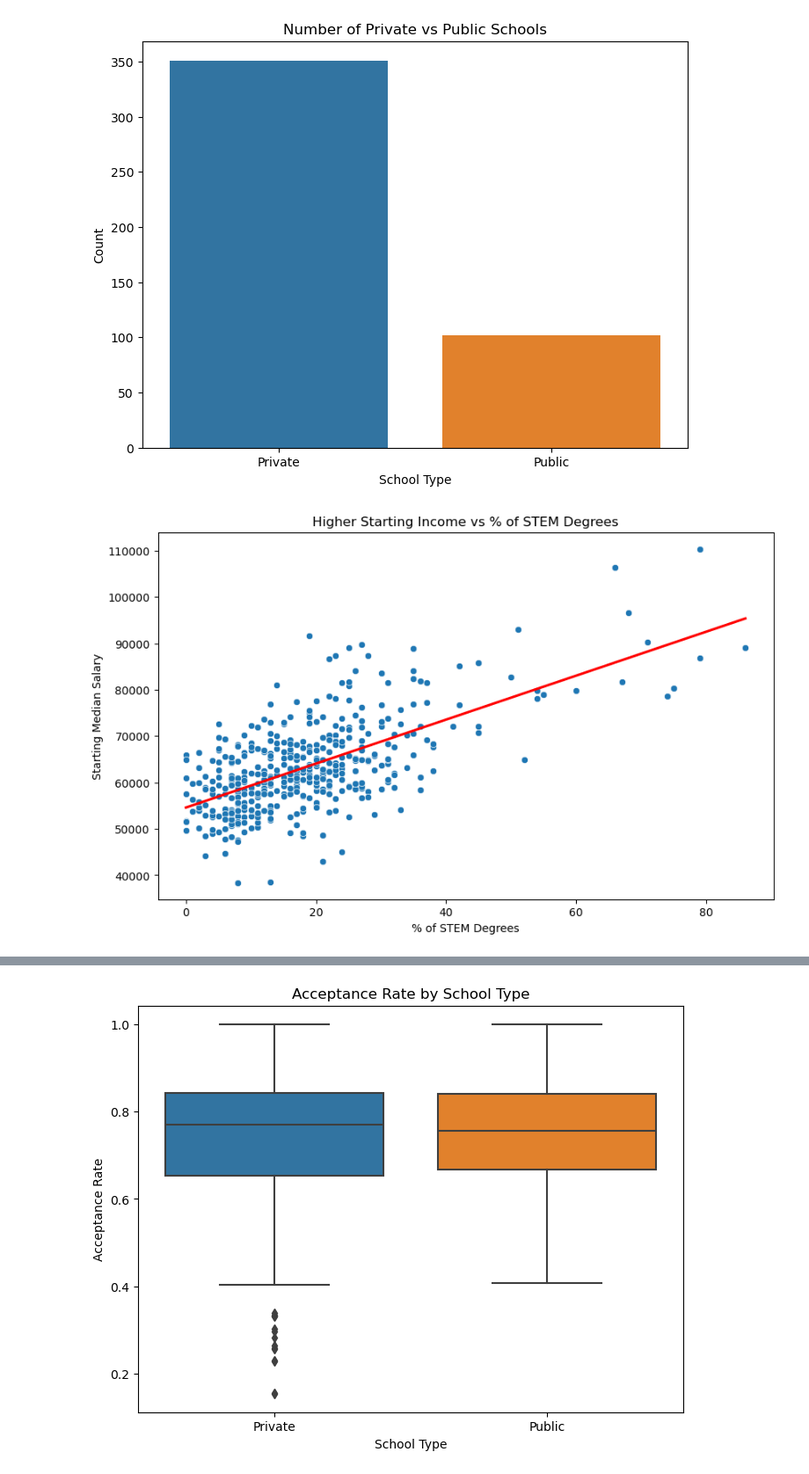
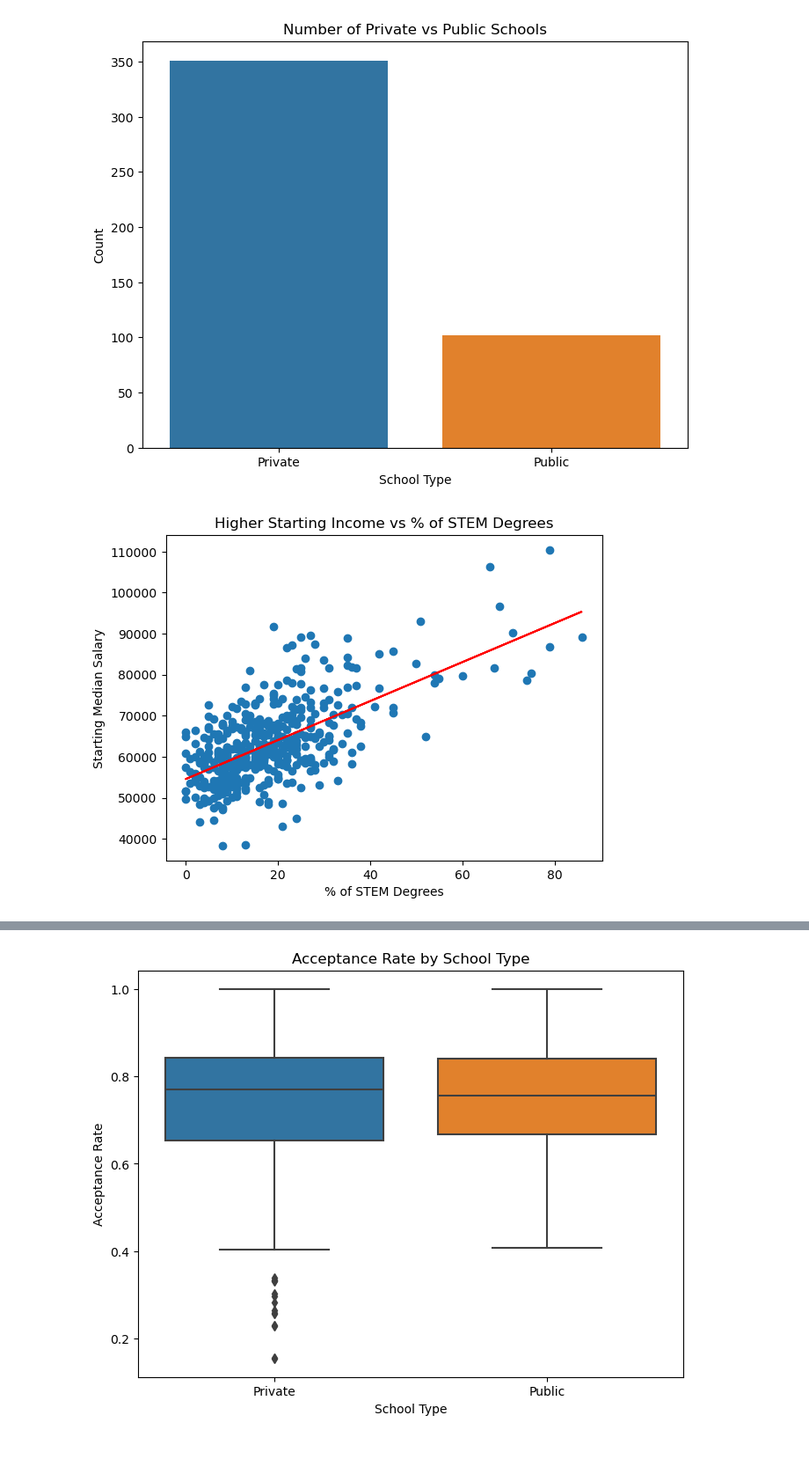
Before and after one commit to sWeeks99/Education_Trends_and_Opportunities, a Jupyter notebook: gulsens_analysis/gulsens_analysis.ipynb, the cells around one changed output, grey strips where cells are left out. Shown: that part at 88% size. Cells and saved outputs as stored; diff of their text form; code cells hidden in the pictures; blank space fills up the shorter version.

```diff
--- a/gulsens_analysis/gulsens_analysis.ipynb
+++ b/gulsens_analysis/gulsens_analysis.ipynb
@@ -152,14 +170,25 @@ plt.show()
 # %% [output]
 [figure]
 # %%
-# Scatter plot: Higher starting income vs % of Stem
-plt.figure(figsize=(10, 6))
-sns.scatterplot(x='% STEM Degrees', y='Early Career Pay', data=merged_data)
-sns.regplot(x='% STEM Degrees', y='Early Career Pay', data=merged_data, scatter=False, color='red', ci=None)
+
+
+
+
+plt.scatter(merged_data['% STEM Degrees'], merged_data['Early Career Pay'])
+
+
+(slope, intercept, r_value, p_value, std_err) = linregress(merged_data['% STEM Degrees'], merged_data['Early Career Pay'])
+regression_line = merged_data['% STEM Degrees'] * round(slope, 2) + round(intercept, 2)
+line = f'y = {round(slope, 2)}x + {round(intercept, 2)}'
+plt.plot(merged_data['% STEM Degrees'], regression_line, color='red')
+
+plt.annotate(line, (10000, 160000), color='red')
+
 plt.title('Higher Starting Income vs % of STEM Degrees')
 plt.xlabel('% of STEM Degrees')
 plt.ylabel('Starting Median Salary')
+plt.savefig('../data/%_stem_degrees_vs_starting_income.png')
 plt.show()
 # %% [output]
-[figure, old version]
+[figure, new version]
 # %%
```
Also changed, not shown: parts of 11 cells of this notebook, 11 other files.
